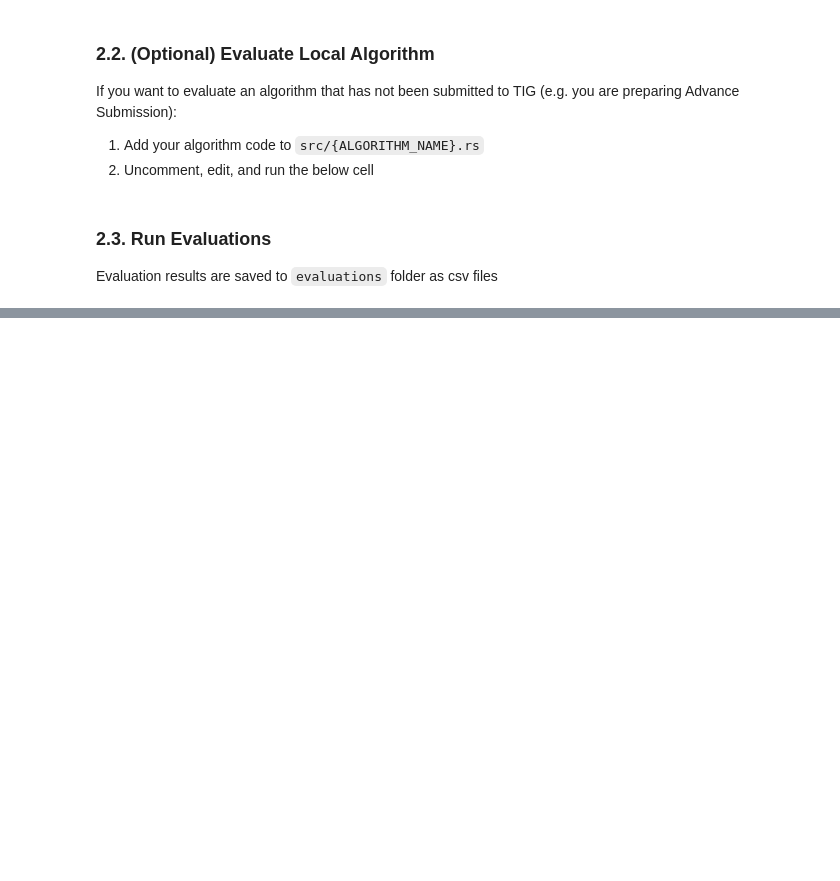
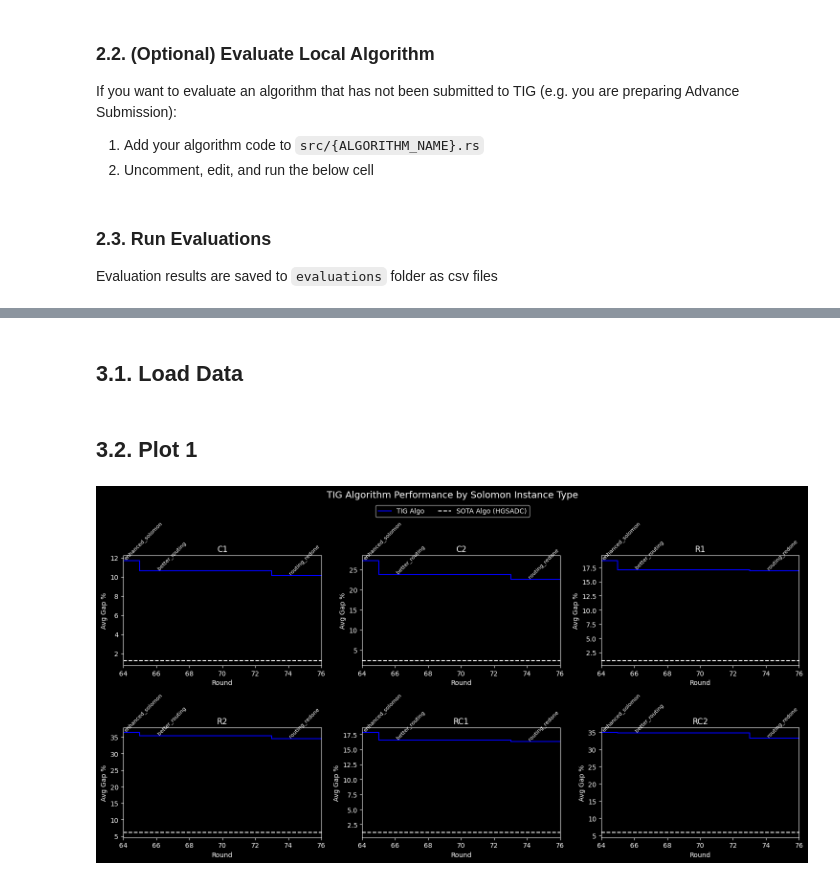
Before and after one commit to tig-foundation/tig-SOTA-metrics, a Jupyter notebook: vehicle_routing_evaluator/quick_start.ipynb, the cells around one changed output, grey strips where cells are left out. Cells and saved outputs as stored; diff of their text form; code cells hidden in the pictures; blank space fills up the shorter version.

Commit message:
Add plots for vehicle routing.

```diff
--- a/vehicle_routing_evaluator/quick_start.ipynb
+++ b/vehicle_routing_evaluator/quick_start.ipynb
@@ -112,0 +116,2 @@ Todo
+# %% [markdown]
+## 3.1. Load Data
@@ -112,0 +140,55 @@ Todo
+# %% [markdown]
+## 3.2. Plot 1
+# %%
+plot1_results_df = (
+    results_df
+        .groupby(['instance_type', 'algorithm'])
+        .agg(avg_gap_percent=('gap_percent', 'mean'))
+        .reset_index()
+        .merge(mapping, on='algorithm', how='inner')
+        .sort_values(['instance_type', 'round'])
+)
+plot1_sota_df = (
+    sota_df
+        .groupby(['instance_type'])
+        .agg(avg_gap_percent=('rpd', 'mean'))
+        .reset_index()
+)
+
+# Plot
+cols, rows = 3, (len(instance_types) + 2) // 3
+plt.style.use('dark_background')
+fig, axes = plt.subplots(rows, cols, figsize=(cols*5, rows*4), squeeze=False)
+axes = axes.flatten()
+
+for i, d in enumerate(instance_types):
+    ax = axes[i]
+    subset_df = plot1_results_df[plot1_results_df['instance_type'] == d].sort_values('round')
+
+    ax.step(subset_df['round'], subset_df['avg_gap_percent'], 'b-', label='TIG Algo')
+
+    # Label algorithm changes
+    for j, (_, r) in enumerate(subset_df.iterrows()):
+        if j == 0 or r['algorithm'] != subset_df.iloc[j-1]['algorithm']:
+            ax.text(r['round'], r['avg_gap_percent'], r['algorithm'],
+                   rotation=45, va='bottom', ha='left', fontsize=8)
+
+    # SOTA gap to optimal value
+    sota_gap = plot1_sota_df[plot1_sota_df['instance_type'] == d]['avg_gap_percent'].iloc[0]
+    ax.axhline(sota_gap, linestyle='--', label='SOTA Algo (HGSADC)')
+    ax.set_title(d)
+    ax.set_xlabel('Round')
+    ax.set_ylabel('Avg Gap %')
+    ax.set_xlim(subset_df['round'].min(), subset_df['round'].max())
+
+# Remove unused axes
+for j in range(len(instance_types), len(axes)):
+    fig.delaxes(axes[j])
+
+fig.suptitle('TIG Algorithm Performance by Solomon Instance Type', fontsize=14)
+handles, labels = axes[0].get_legend_handles_labels()
+fig.legend(handles, labels, loc='upper center', ncol=5, bbox_to_anchor=(0.5, 0.95), fontsize=10)
+plt.tight_layout(rect=[0, 0, 1, 0.96])
+plt.show()
+# %% [output]
+[figure, added]
```
Also changed, not shown: parts of 5 cells of this notebook, 1 other file.
